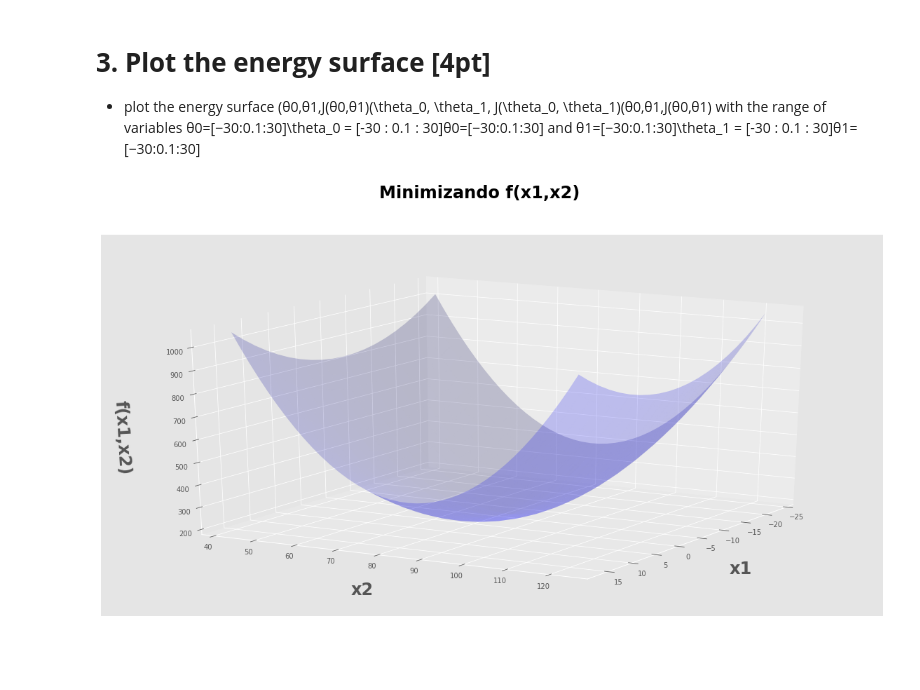
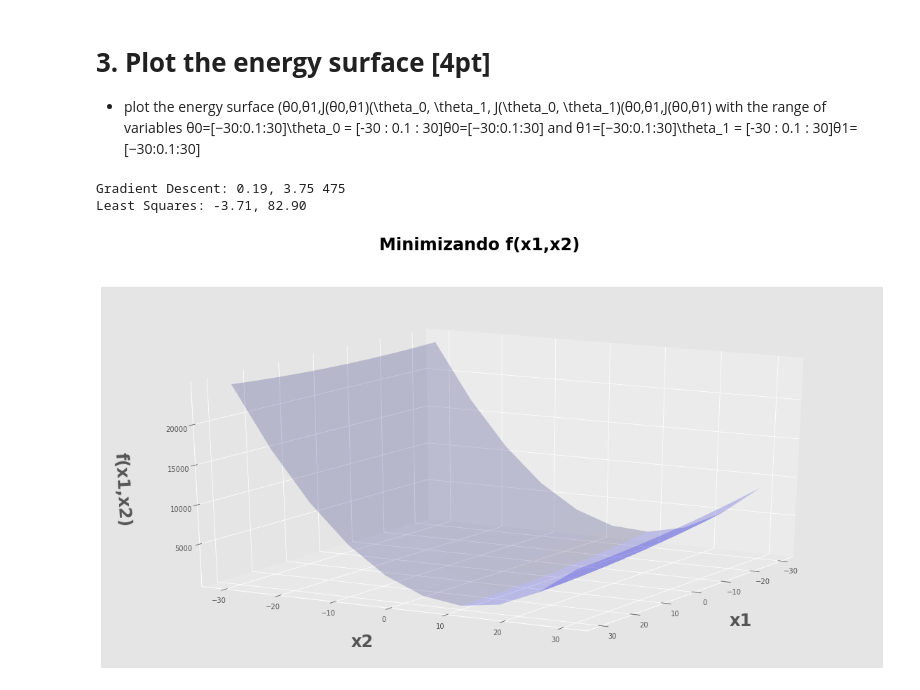
Before and after one commit to dlguswn3659/class-MachineLearning, a Jupyter notebook: assignment03.ipynb, the cells around one changed output. Saved outputs shown, nothing was run; the diff lists cells and outputs as text; code cells hidden in the pictures; blank space fills up the shorter version.

```diff
--- a/assignment03.ipynb
+++ b/assignment03.ipynb
@@ -208,12 +208,18 @@ _=ax.plot(range(n_iter),theta1_history,'b.', color = 'blue')
 # %%
-x, y = make_regression(n_samples = 100,
-                       n_features=1,
-                       n_informative=1,
-                       noise=20,
-                       random_state=2017)
+# x, y = make_regression(n_samples = 100,
+#                        n_features=1,
+#                        n_informative=1,
+#                        noise=20,
+#                        random_state=2017)
 
 
+# x = x.flatten()
+
+x = x_data
+y = y_data[0:100]
+
 x = x.flatten()
+x = x[0:100]
 
 def gradient_descent(x, y, theta_init, step=0.001, maxsteps=0, precision=0.001, ):
     costs = []
@@ -251,39 +257,56 @@ def gradient_descent(x, y, theta_init, step=0.001, maxsteps=0, precision=0.001,
 
 xaug = np.c_[np.ones(x.shape[0]), x]
 theta_i = [-15, 40] + np.random.rand(2)
+# theta_i = -30
 history, cost, preds, iters = gradient_descent(xaug, y, theta_i, step=0.1)
+
+theta[0] = theta0_history[0]
+theta[1] = theta1_history[0]
+history = theta_history
+print("Gradient Descent: {:.2f}, {:.2f} {:d}".format(theta[0], theta[1], iters))
+print("Least Squares: {:.2f}, {:.2f}".format(intercept, slope))
+
+cost = []
+history = []
+
+for i in range(iters):
+  cost.append(cost_history[i])
+  history.append(theta_history[i])
+
 theta = history[-1]
 
 from mpl_toolkits.mplot3d import Axes3D
 
 def error(X, Y, THETA):
     return np.sum((X.dot(THETA) - Y)**2)/(2*Y.size)
 
-ms = np.linspace(theta[0] - 20 , theta[0] + 20, 20)
-bs = np.linspace(theta[1] - 40 , theta[1] + 40, 40)
+ms = np.linspace(-30 , 30, 10)
+bs = np.linspace(-30 , 30, 10)
 
 # ms = np.linspace(-30 , 30, 5)
 # bs = np.linspace(-30 , 30, 5)
 
 M, B = np.meshgrid(ms, bs)
 
 zs = np.array([error(xaug, y, theta)
                for theta in zip(np.ravel(M), np.ravel(B))])
 Z = zs.reshape(M.shape)
 
 fig = plt.figure(figsize=(20, 10))
 ax = fig.add_subplot(111, projection='3d')
 
 ax.plot_surface(M, B, Z, rstride=1, cstride=1, color='b', alpha=0.2)
 #ax.contour(M, B, Z, 20, color='b', alpha=0.5, offset=0, stride=30)
 
 
 ax.set_xlabel('x1', labelpad=30, fontsize=24, fontweight='bold')
 ax.set_ylabel('x2', labelpad=30, fontsize=24, fontweight='bold')
 ax.set_zlabel('f(x1,x2)', labelpad=30, fontsize=24, fontweight='bold')
 ax.view_init(elev=20., azim=30)
 
 fig.suptitle("Minimizando f(x1,x2)", fontsize=24, fontweight='bold')
 plt.savefig("Minimization_image.png")
 # %% [output]
+Gradient Descent: 0.19, 3.75 475
+Least Squares: -3.71, 82.90
-[figure, old version]
+[figure, new version]
```
Also changed, not shown: parts of 2 cells of this notebook.
